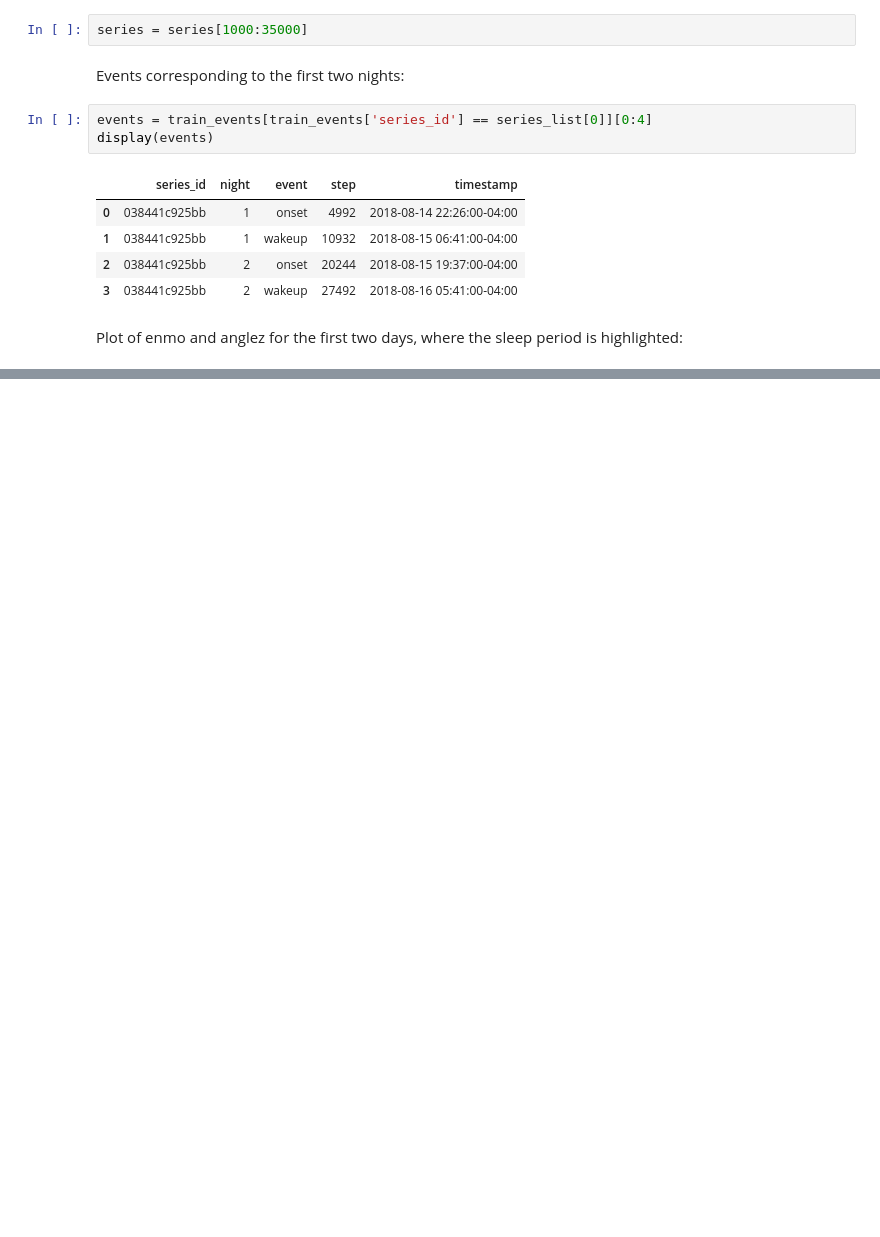
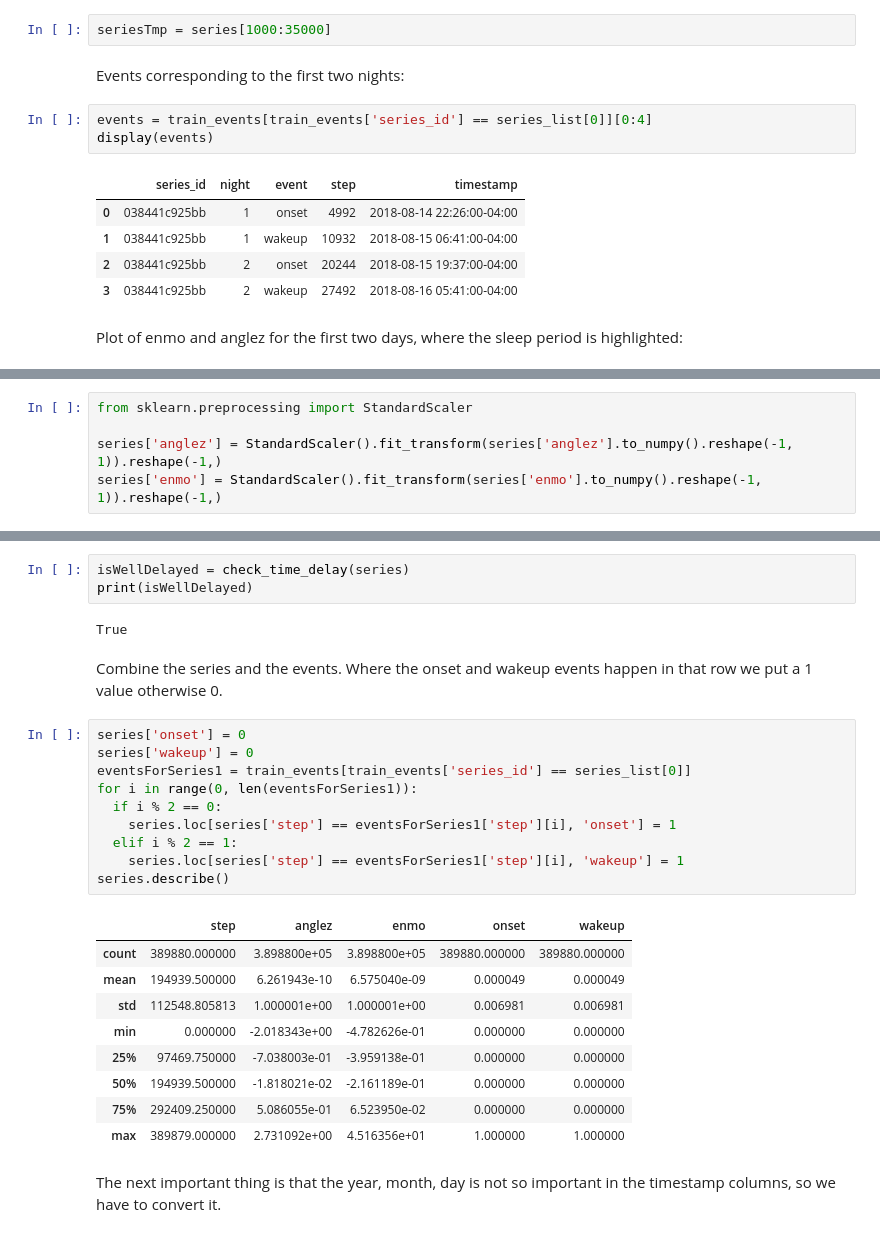
Before and after one commit to greentea-ai/DetectSleepStates, a Jupyter notebook: data_analysis.ipynb, the cells around one changed output, grey strips where cells are left out. Drawn from its saved outputs; the diff is of its cells as text; blank space fills up the shorter version.

Commit message:
Data preprocessing

```diff
--- a/data_analysis.ipynb
+++ b/data_analysis.ipynb
@@ -284,7 +284,7 @@ plot_series(series[12000:12720])
 # %% [markdown]
 ## Combining time series and event
 # %%
-series = series[1000:35000]
+seriesTmp = series[1000:35000]
 # %% [markdown]
 Events corresponding to the first two nights:
 # %%
@@ -315,0 +318,5 @@ plt.show()
+# %%
+from sklearn.preprocessing import StandardScaler
+
+series['anglez'] = StandardScaler().fit_transform(series['anglez'].to_numpy().reshape(-1, 1)).reshape(-1,)
+series['enmo'] = StandardScaler().fit_transform(series['enmo'].to_numpy().reshape(-1, 1)).reshape(-1,)
@@ -315,0 +348,29 @@ plt.show()
+# %%
+isWellDelayed = check_time_delay(series)
+print(isWellDelayed)
+# %% [output]
+True
+# %% [markdown]
+Combine the series and the events. Where the onset and wakeup events happen in that row we put a 1 value otherwise 0.
+# %%
+series['onset'] = 0
+series['wakeup'] = 0
+eventsForSeries1 = train_events[train_events['series_id'] == series_list[0]]
+for i in range(0, len(eventsForSeries1)):
+  if i % 2 == 0:
+    series.loc[series['step'] == eventsForSeries1['step'][i], 'onset'] = 1
+  elif i % 2 == 1:
+    series.loc[series['step'] == eventsForSeries1['step'][i], 'wakeup'] = 1
+series.describe()
+# %% [output]
+|  | step | anglez | enmo | onset | wakeup |
+| count | 389880.000000 | 3.898800e+05 | 3.898800e+05 | 389880.000000 | 389880.000000 |
+| mean | 194939.500000 | 6.261943e-10 | 6.575040e-09 | 0.000049 | 0.000049 |
+| std | 112548.805813 | 1.000001e+00 | 1.000001e+00 | 0.006981 | 0.006981 |
+| min | 0.000000 | -2.018343e+00 | -4.782626e-01 | 0.000000 | 0.000000 |
+| 25% | 97469.750000 | -7.038003e-01 | -3.959138e-01 | 0.000000 | 0.000000 |
+| 50% | 194939.500000 | -1.818021e-02 | -2.161189e-01 | 0.000000 | 0.000000 |
+| 75% | 292409.250000 | 5.086055e-01 | 6.523950e-02 | 0.000000 | 0.000000 |
+| max | 389879.000000 | 2.731092e+00 | 4.516356e+01 | 1.000000 | 1.000000 |
+# %% [markdown]
+The next important thing is that the year, month, day is not so important in the timestamp columns, so we have to convert it.
```
Also changed, not shown: parts of 15 cells of this notebook.
